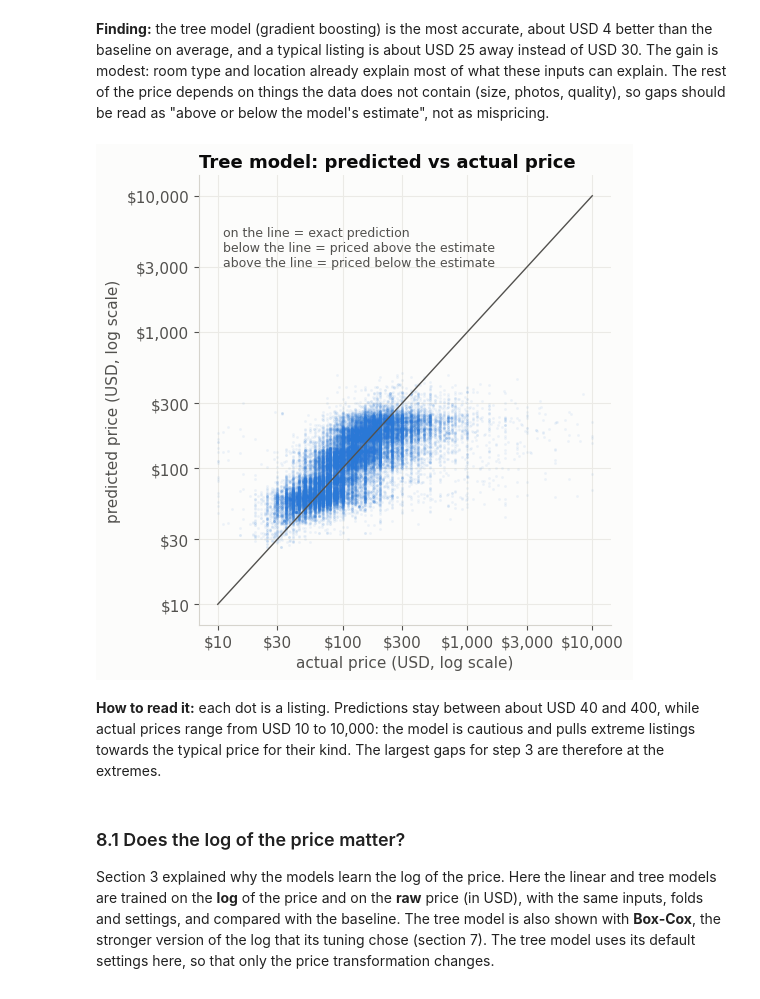
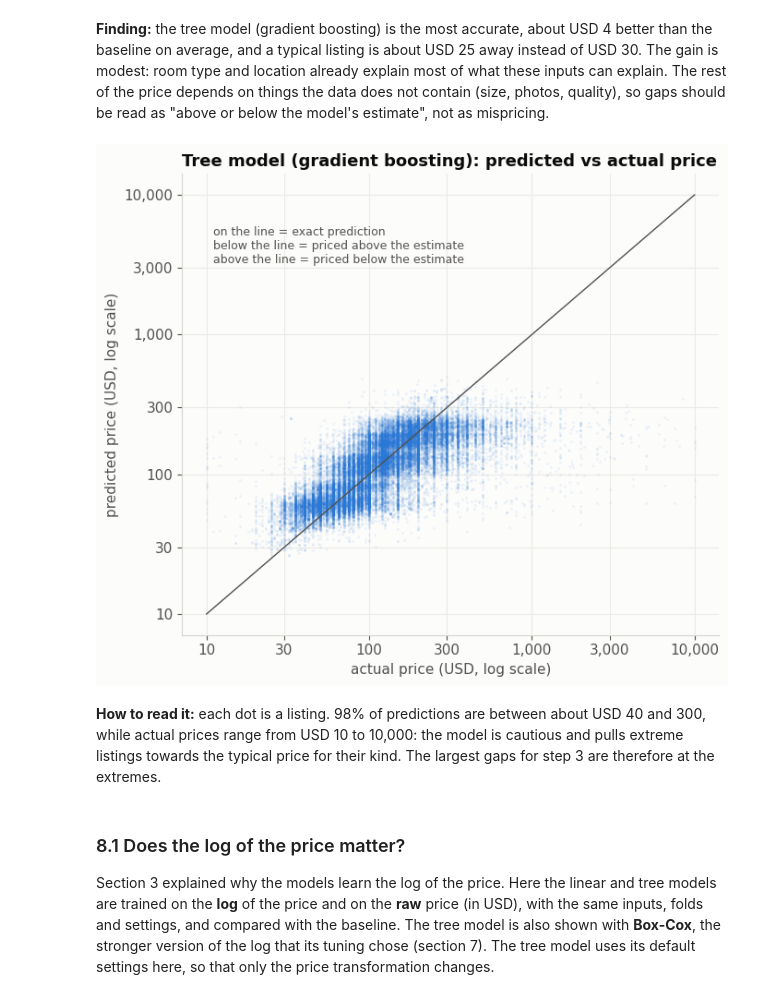
Before and after one commit to aabouraya/airbnb-nyc-pricing-segments, a Jupyter notebook: notebooks/03_regression.ipynb, the cells around one changed output. Saved outputs shown, nothing was run; the diff lists cells and outputs as text; code cells hidden in the pictures.

Commit message:
Save regression figures for the report

```diff
--- a/notebooks/03_regression.ipynb
+++ b/notebooks/03_regression.ipynb
@@ -34,6 +34,7 @@ from sklearn.preprocessing import FunctionTransformer, OneHotEncoder, OrdinalEnc
 from scipy.stats import loguniform, randint
 
 SEED = 42   # fixed, so every run gives the same numbers
+FIG_DIR = Path("../reports/figures")   # figures used in the report are saved here
 
 # Chart style: one colour per series, light grid, values written on the charts
 BLUE, ORANGE, AQUA, GRAY = "#2a78d6", "#eb6834", "#1baf7a", "#b4b2a9"
@@ -294,22 +298,24 @@ comparison.round(2)
 # %% [markdown]
 **Finding:** the tree model (gradient boosting) is the most accurate, about USD 4 better than the baseline on average, and a typical listing is about USD 25 away instead of USD 30. The gain is modest: room type and location already explain most of what these inputs can explain. The rest of the price depends on things the data does not contain (size, photos, quality), so gaps should be read as "above or below the model's estimate", not as mispricing.
 # %%
-fig, ax = plt.subplots(figsize=(5.5, 5.5))
+fig, ax = plt.subplots(figsize=(7, 6))
 ax.scatter(y, pred_tree, s=4, alpha=0.08, color=BLUE, linewidths=0)
 ax.plot([10, 10000], [10, 10000], color="#52514e", linewidth=1)
 ax.set_xscale("log"); ax.set_yscale("log")
 ticks = [10, 30, 100, 300, 1000, 3000, 10000]
-ax.set_xticks(ticks, [f"${t:,}" for t in ticks]); ax.set_yticks(ticks, [f"${t:,}" for t in ticks])
+ax.set_xticks(ticks, [f"{t:,}" for t in ticks]); ax.set_yticks(ticks, [f"{t:,}" for t in ticks])
 ax.minorticks_off()
 ax.set_xlabel("actual price (USD, log scale)"); ax.set_ylabel("predicted price (USD, log scale)")
-ax.set_title("Tree model: predicted vs actual price")
+ax.set_title("Tree model (gradient boosting): predicted vs actual price")
 ax.text(11, 6000, "on the line = exact prediction\nbelow the line = priced above the estimate\nabove the line = priced below the estimate",
         fontsize=9, color="#52514e", va="top")
-plt.tight_layout(); plt.show()
+plt.tight_layout()
+plt.savefig(FIG_DIR / "predicted_vs_actual.png", dpi=200, bbox_inches="tight")   # report figure
+plt.show()
 # %% [output]
-[figure, old version]
+[figure, new version]
 # %% [markdown]
-**How to read it:** each dot is a listing. Predictions stay between about USD 40 and 400, while actual prices range from USD 10 to 10,000: the model is cautious and pulls extreme listings towards the typical price for their kind. The largest gaps for step 3 are therefore at the extremes.
+**How to read it:** each dot is a listing. 98% of predictions are between about USD 40 and 300, while actual prices range from USD 10 to 10,000: the model is cautious and pulls extreme listings towards the typical price for their kind. The largest gaps for step 3 are therefore at the extremes.
 # %% [markdown]
 ### 8.1 Does the log of the price matter?
 Section 3 explained why the models learn the log of the price. Here the linear and tree models are trained on the **log** of the price and on the **raw** price (in USD), with the same inputs, folds and settings, and compared with the baseline. The tree model is also shown with **Box-Cox**, the stronger version of the log that its tuning chose (section 7). The tree model uses its default settings here, so that only the price transformation changes.
```
Also changed, not shown: parts of 2 cells of this notebook, 3 other files.
